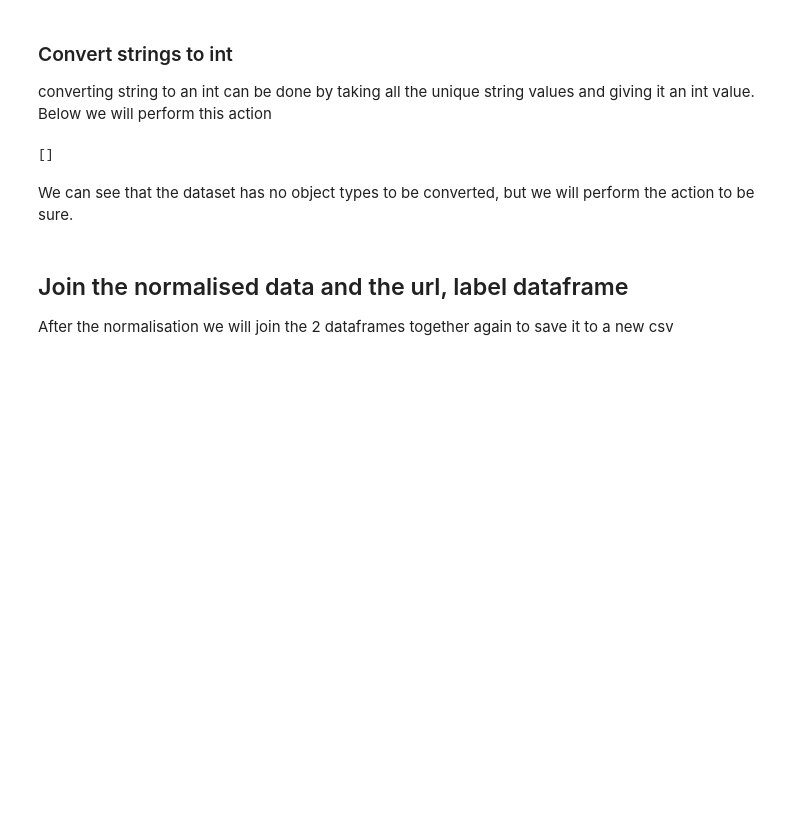
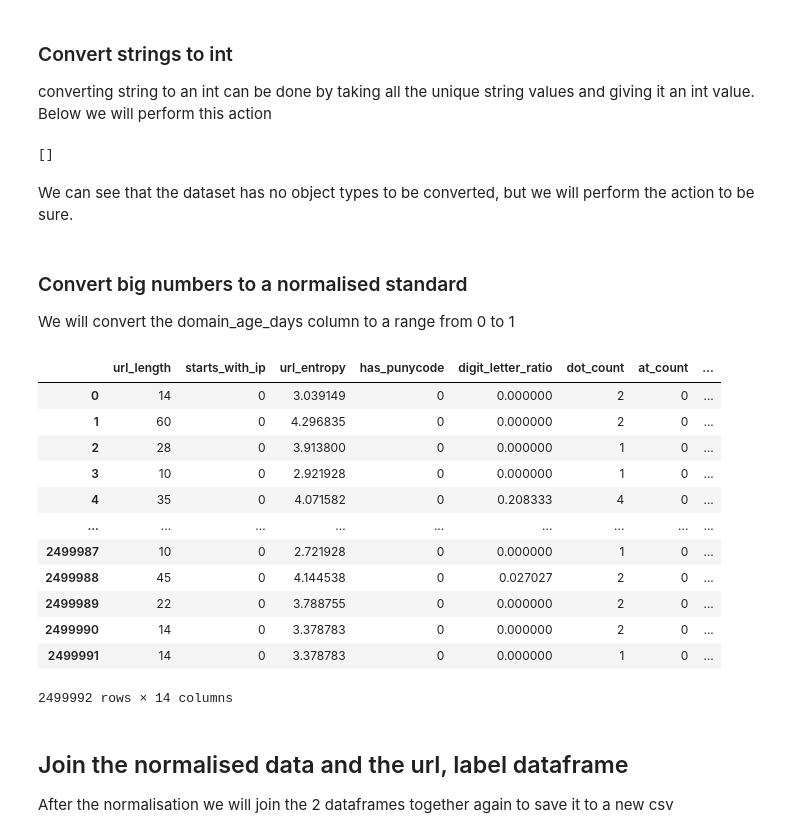
Before and after one commit to JarneAe/Phishing_ML, a Jupyter notebook: Notebooks/Normalization.ipynb, the cells around one changed output. Saved outputs shown, nothing was run; the diff lists cells and outputs as text; code cells hidden in the pictures; blank space fills up the shorter version.

Commit message:
added age normalisation, added TableOfContents and Mutual_Information

```diff
--- a/Notebooks/Normalization.ipynb
+++ b/Notebooks/Normalization.ipynb
@@ -185,6 +186,30 @@ We can see that the dataset has no object types to be converted, but we will per
 # %%
 for col in X.select_dtypes("object"):
     X[col], _ = X[col].factorize()
+# %% [markdown]
+### Convert big numbers to a normalised standard
+We will convert the domain_age_days column to a range from 0 to 1
+# %%
+min_age = X['domain_age_days'].min()
+age_range = X['domain_age_days'].max() - min_age
+
+X['domain_age_days'] = (X['domain_age_days'] - min_age) / age_range
+
+X
+# %% [output]
+|  | url_length | starts_with_ip | url_entropy | has_punycode | digit_letter_ratio | dot_count | at_count | ... |
+| 0 | 14 | 0 | 3.039149 | 0 | 0.000000 | 2 | 0 | ... |
+| 1 | 60 | 0 | 4.296835 | 0 | 0.000000 | 2 | 0 | ... |
+| 2 | 28 | 0 | 3.913800 | 0 | 0.000000 | 1 | 0 | ... |
+| 3 | 10 | 0 | 2.921928 | 0 | 0.000000 | 1 | 0 | ... |
+| 4 | 35 | 0 | 4.071582 | 0 | 0.208333 | 4 | 0 | ... |
+| ... | ... | ... | ... | ... | ... | ... | ... | ... |
+| 2499987 | 10 | 0 | 2.721928 | 0 | 0.000000 | 1 | 0 | ... |
+| 2499988 | 45 | 0 | 4.144538 | 0 | 0.027027 | 2 | 0 | ... |
+| 2499989 | 22 | 0 | 3.788755 | 0 | 0.000000 | 2 | 0 | ... |
+| 2499990 | 14 | 0 | 3.378783 | 0 | 0.000000 | 2 | 0 | ... |
+| 2499991 | 14 | 0 | 3.378783 | 0 | 0.000000 | 1 | 0 | ... |
+2499992 rows × 14 columns
 # %% [markdown]
 ## Join the normalised data and the url, label dataframe
 After the normalisation we will join the 2 dataframes together again to save it to a new csv
```
Also changed, not shown: parts of 1 cell of this notebook, 3 other files.
